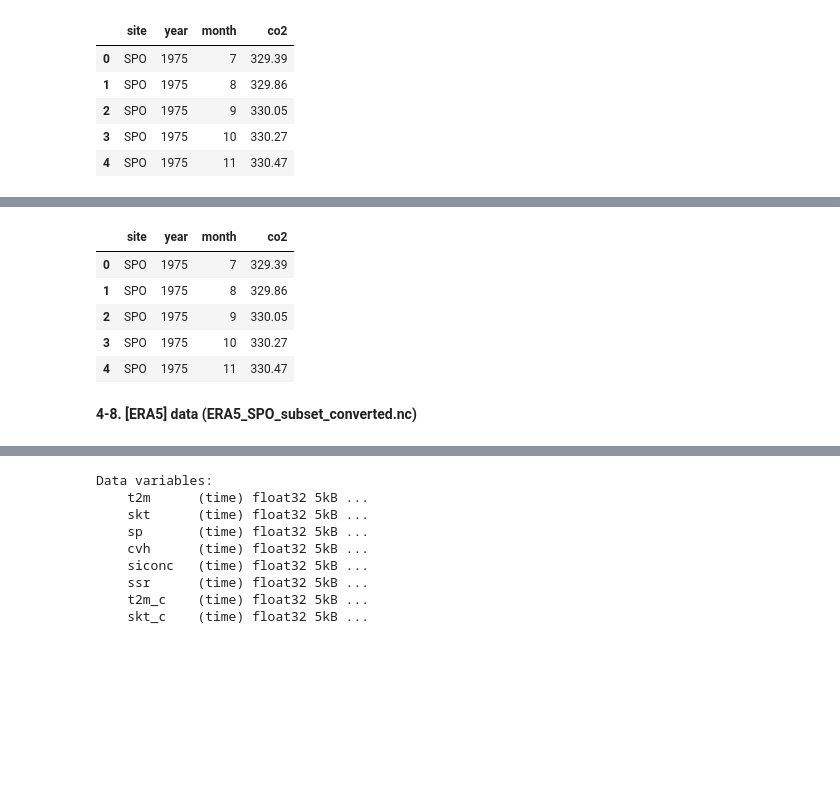
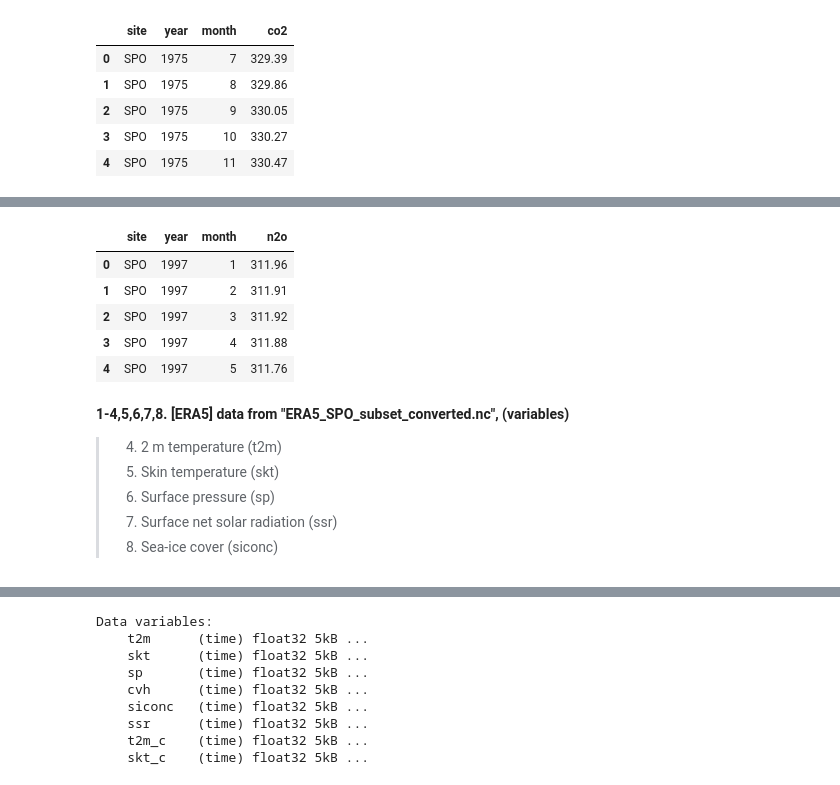
Before and after one commit to KentBerry680/ENGG680_2025_Fall---group-20-assignments, a Jupyter notebook: Final assignment/ENGG_Analysis.ipynb, the cells around one changed output, grey strips where cells are left out. Cells and saved outputs as stored; diff of their text form; code cells hidden in the pictures; blank space fills up the shorter version.

```diff
--- a/Final assignment/ENGG_Analysis.ipynb
+++ b/Final assignment/ENGG_Analysis.ipynb
@@ -163,23 +96,29 @@ memory usage: 10.6+ KB
 # %%
 # Column arrangement and make the date
 df_n2o = pd.read_csv(
     n2o_path,
     comment="#",
     delim_whitespace=True,
     header=None,
-    names=["site", "year", "month", "co2"]
+    names=["site", "year", "month", "n2o"]
 )
 
-df_co2.head()
+df_n2o.head()
 # %% [output]
-|  | site | year | month | co2 |
-| 0 | SPO | 1975 | 7 | 329.39 |
-| 1 | SPO | 1975 | 8 | 329.86 |
-| 2 | SPO | 1975 | 9 | 330.05 |
-| 3 | SPO | 1975 | 10 | 330.27 |
-| 4 | SPO | 1975 | 11 | 330.47 |
+|  | site | year | month | n2o |
+| 0 | SPO | 1997 | 1 | 311.96 |
+| 1 | SPO | 1997 | 2 | 311.91 |
+| 2 | SPO | 1997 | 3 | 311.92 |
+| 3 | SPO | 1997 | 4 | 311.88 |
+| 4 | SPO | 1997 | 5 | 311.76 |
-# %% [markdown]
-**4-8. [ERA5] data (ERA5_SPO_subset_converted.nc)**
+# %% [markdown]
+**1-4,5,6,7,8. [ERA5] data from "ERA5_SPO_subset_converted.nc", (variables)**
+
+> 4) 2 m temperature (t2m)
+> 5) Skin temperature (skt)
+> 6) Surface pressure (sp)
+> 7) Surface net solar radiation (ssr)
+> 8) Sea-ice cover (siconc)
 # %%
 era5_path = "Final assignment/ERA5_SPO_subset_converted.nc"
 
```
Also changed, not shown: parts of 24 cells of this notebook.
